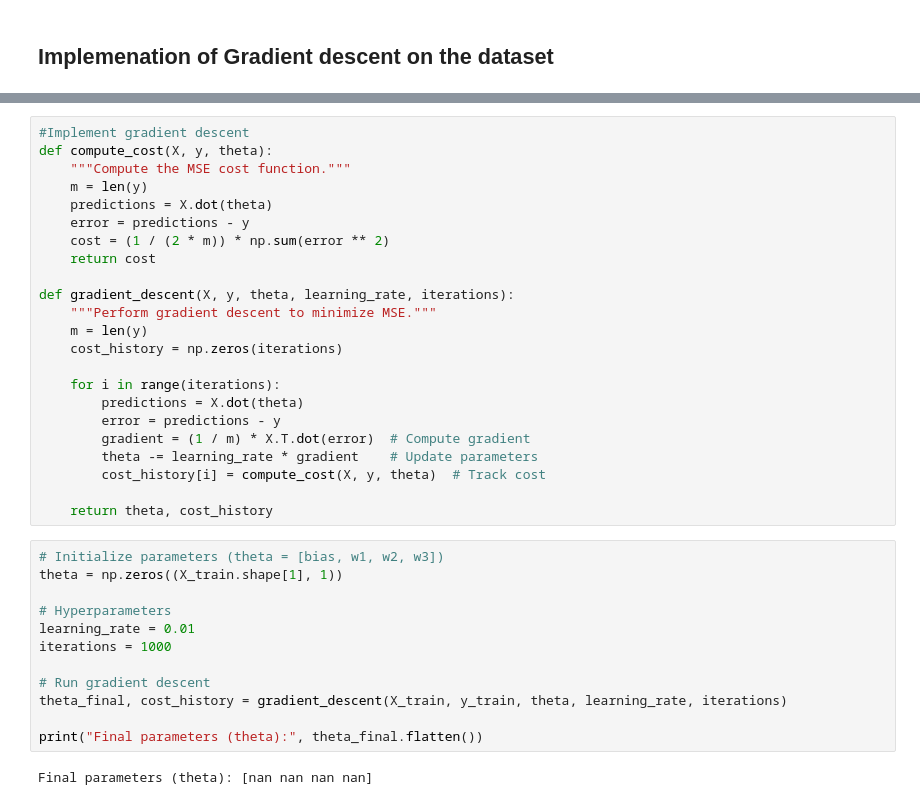
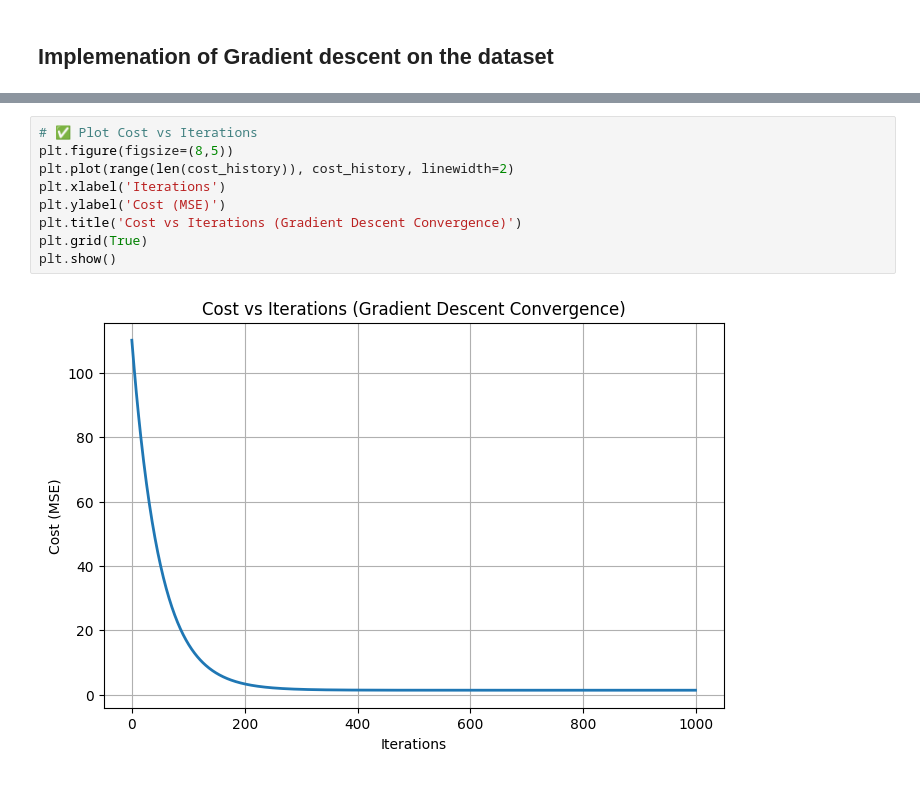
Before and after one commit to Gairola788/AI-Development, a Jupyter notebook: Linear_regression/Projects_Linear_Regression/Advertising_Investment_Sales.ipynb, the cells around one changed output, grey strips where cells are left out. Cells and saved outputs as stored; diff of their text form.

```diff
--- a/Linear_regression/Projects_Linear_Regression/Advertising_Investment_Sales.ipynb
+++ b/Linear_regression/Projects_Linear_Regression/Advertising_Investment_Sales.ipynb
@@ -130,37 +179,11 @@ X_train, X_test, y_train, y_test = train_test_split(X, y, test_size=0.2, random_
 # %%
-#Implement gradient descent
-def compute_cost(X, y, theta):
-    """Compute the MSE cost function."""
-    m = len(y)
-    predictions = X.dot(theta)
-    error = predictions - y
-    cost = (1 / (2 * m)) * np.sum(error ** 2)
-    return cost
-
-def gradient_descent(X, y, theta, learning_rate, iterations):
-    """Perform gradient descent to minimize MSE."""
-    m = len(y)
-    cost_history = np.zeros(iterations)
-
-    for i in range(iterations):
-        predictions = X.dot(theta)
-        error = predictions - y
-        gradient = (1 / m) * X.T.dot(error)  # Compute gradient
-        theta -= learning_rate * gradient    # Update parameters
-        cost_history[i] = compute_cost(X, y, theta)  # Track cost
-
-    return theta, cost_history
+# ✅ Plot Cost vs Iterations
+plt.figure(figsize=(8,5))
+plt.plot(range(len(cost_history)), cost_history, linewidth=2)
+plt.xlabel('Iterations')
+plt.ylabel('Cost (MSE)')
+plt.title('Cost vs Iterations (Gradient Descent Convergence)')
+plt.grid(True)
+plt.show()
+# %% [output]
+[figure, added]
-# %%
-# Initialize parameters (theta = [bias, w1, w2, w3])
-theta = np.zeros((X_train.shape[1], 1))
-
-# Hyperparameters
-learning_rate = 0.01
-iterations = 1000
-
-# Run gradient descent
-theta_final, cost_history = gradient_descent(X_train, y_train, theta, learning_rate, iterations)
-
-print("Final parameters (theta):", theta_final.flatten())
-# %% [output]
-Final parameters (theta): [nan nan nan nan]
```
Also changed, not shown: parts of 3 cells of this notebook, 2 other files.
